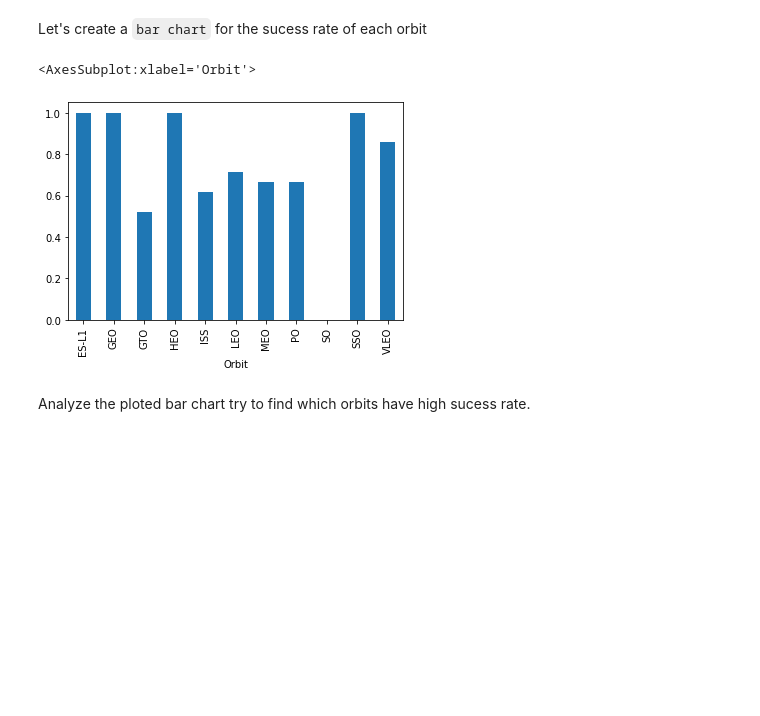
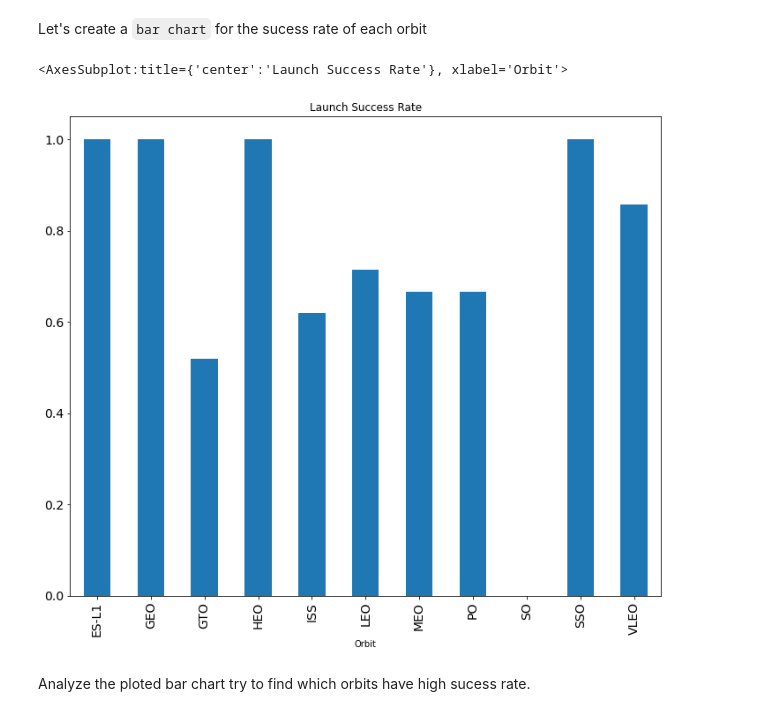
Before and after one commit to nick-gauntlett/Capstone-Project, a Jupyter notebook: Capstone project EDA Data Visualisation.ipynb, the cells around one changed output. Saved outputs shown, nothing was run; the diff lists cells and outputs as text; code cells hidden in the pictures; blank space fills up the shorter version.

```diff
--- a/Capstone project EDA Data Visualisation.ipynb
+++ b/Capstone project EDA Data Visualisation.ipynb
@@ -116,10 +119,10 @@ Next, we want to visually check if there are any relationship between success ra
 Let's create a `bar chart` for the sucess rate of each orbit
 # %%
 # HINT use groupby method on Orbit column and get the mean of Class column
-df.groupby(['Orbit']).mean()['Class'].plot(kind='bar')
+df.groupby(['Orbit']).mean()['Class'].plot(kind='bar', figsize=(12,10), title='Launch Success Rate', fontsize=14)
 # %% [output]
-<AxesSubplot:xlabel='Orbit'>
+<AxesSubplot:title={'center':'Launch Success Rate'}, xlabel='Orbit'>
-[figure, old version]
+[figure, new version]
 # %% [markdown]
 Analyze the ploted bar chart try to find which orbits have high sucess rate.
 # %% [markdown]
```
Also changed, not shown: parts of 6 cells of this notebook.
